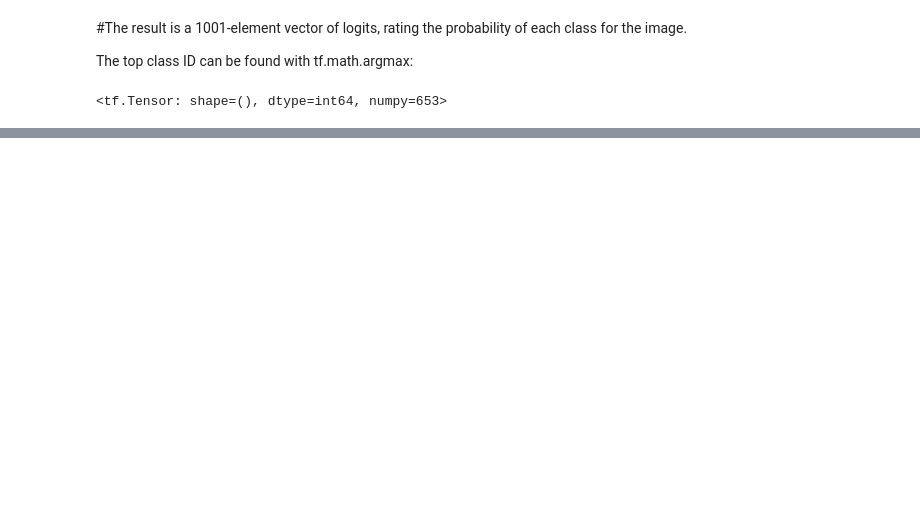
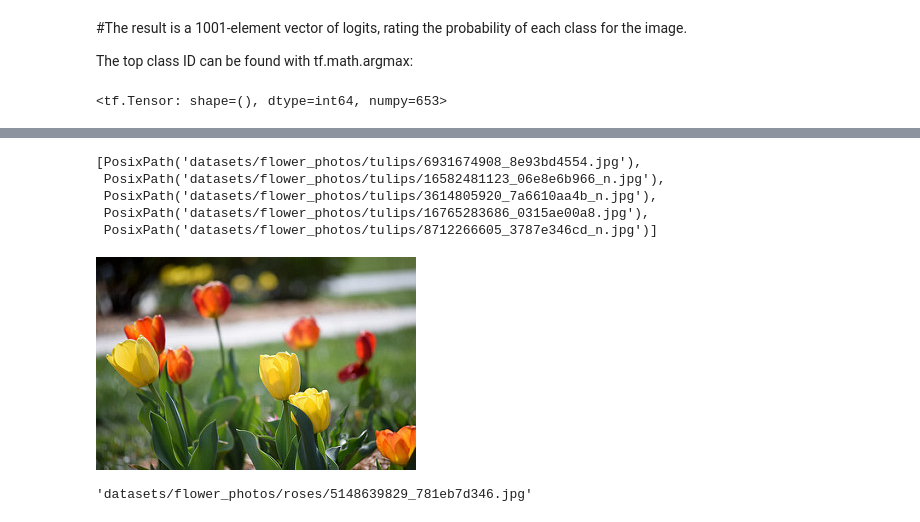
Before and after one commit to babatundeibukun/DEEP-LEARNING-PROJECT---COMPUTER, a Jupyter notebook: transfer_learning_2.ipynb, the cells around one changed output, grey strips where cells are left out. Saved outputs shown, nothing was run; the diff lists cells and outputs as text; code cells hidden in the pictures; blank space fills up the shorter version.

```diff
--- a/transfer_learning_2.ipynb
+++ b/transfer_learning_2.ipynb
@@ -106,0 +192,13 @@ predicted_class
+# %%
+tulips = list(data_dir.glob('tulips/*'))
+tulips[:5]
+# %% [output]
+[PosixPath('datasets/flower_photos/tulips/6931674908_8e93bd4554.jpg'),
+ PosixPath('datasets/flower_photos/tulips/16582481123_06e8e6b966_n.jpg'),
+ PosixPath('datasets/flower_photos/tulips/3614805920_7a6610aa4b_n.jpg'),
+ PosixPath('datasets/flower_photos/tulips/16765283686_0315ae00a8.jpg'),
+ PosixPath('datasets/flower_photos/tulips/8712266605_3787e346cd_n.jpg')]
+# %%
+Image.open(str(tulips[1]))
+# %% [output]
+[figure, added]
@@ -106,0 +221,4 @@ predicted_class
+# %%
+str(flowers_images_dict['roses'][0])
+# %% [output]
+'datasets/flower_photos/roses/5148639829_781eb7d346.jpg'
```
Also changed, not shown: parts of 39 cells of this notebook.
